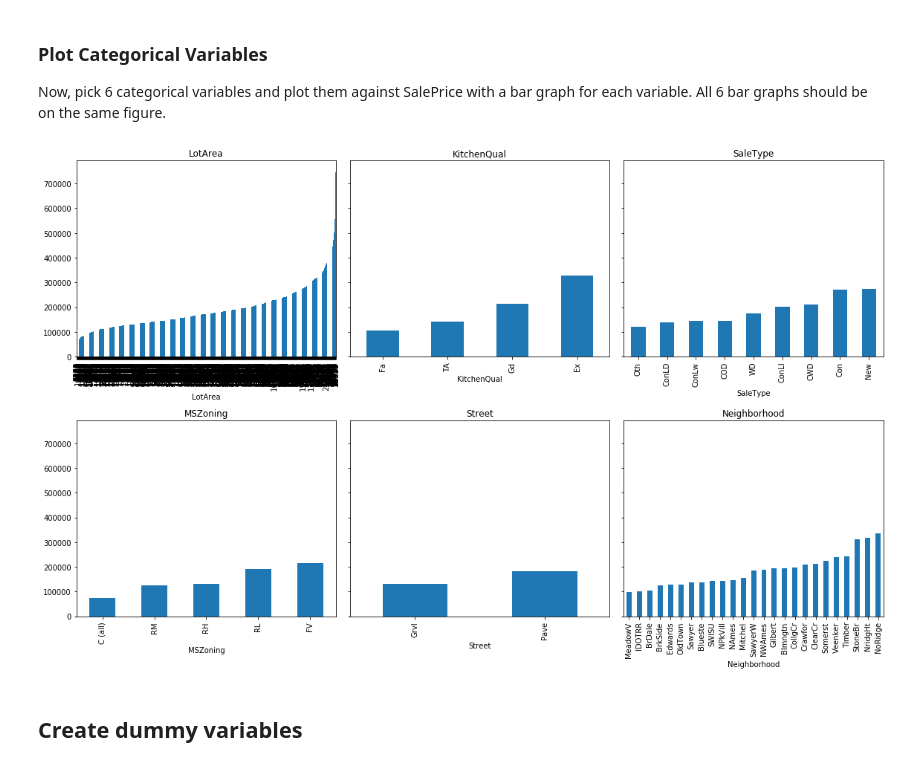
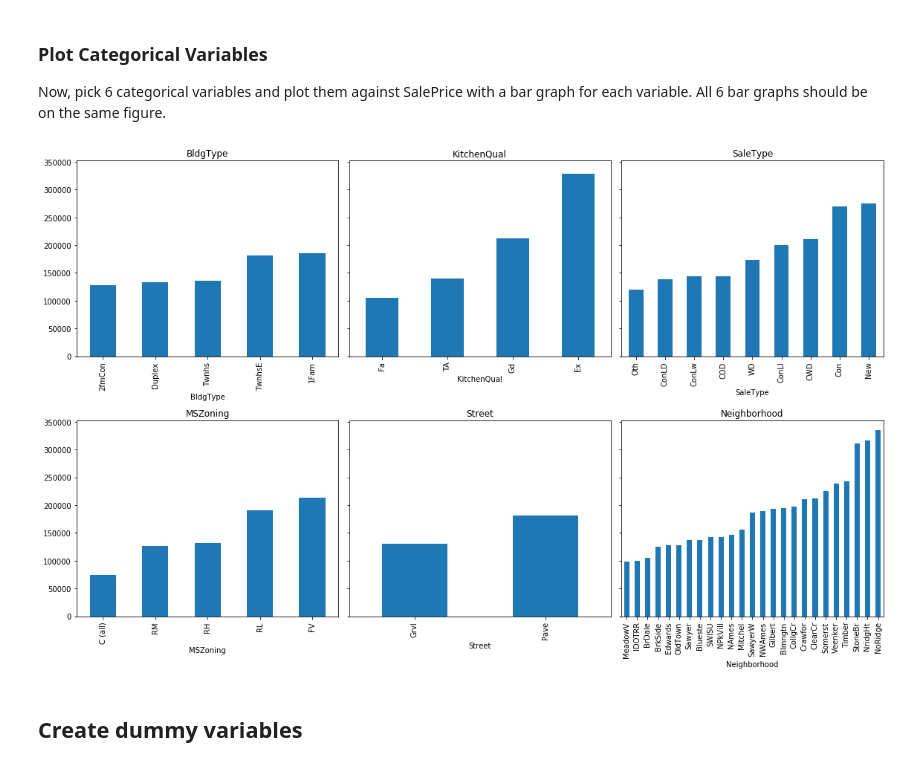
Before and after one commit to tcrispi/dsc-dealing-with-categorical-variables-lab-hbs-ds-060120, a Jupyter notebook: index.ipynb, the cells around one changed output. Cells and saved outputs as stored; diff of their text form; code cells hidden in the pictures.

```diff
--- a/index.ipynb
+++ b/index.ipynb
@@ -117,24 +117,24 @@ Now, pick 6 categorical variables and plot them against SalePrice with a bar gra
 # %%
 import matplotlib.pyplot as plt
 %matplotlib inline
 
 fig, axes = plt.subplots(nrows=2, ncols=3, sharey=True, figsize=(16,10))
 
-categoricals = ['Lot','KitchenQual','SaleType', 'MSZoning', 'Street', 'Neighborhood']
+categoricals = ['BldgType','KitchenQual','SaleType', 'MSZoning', 'Street', 'Neighborhood']
 
 for col, ax in zip(categoricals, axes.flatten()):
     (ames.groupby(col)
          .mean()['SalePrice']
          .sort_values()
          .plot
          .bar(ax=ax))
 
     ax.set_title(col)
 
 fig.tight_layout()
 # Create bar plots
 # %% [output]
-[figure, old version]
+[figure, new version]
 # %% [markdown]
 ## Create dummy variables
 # %% [markdown]
```
